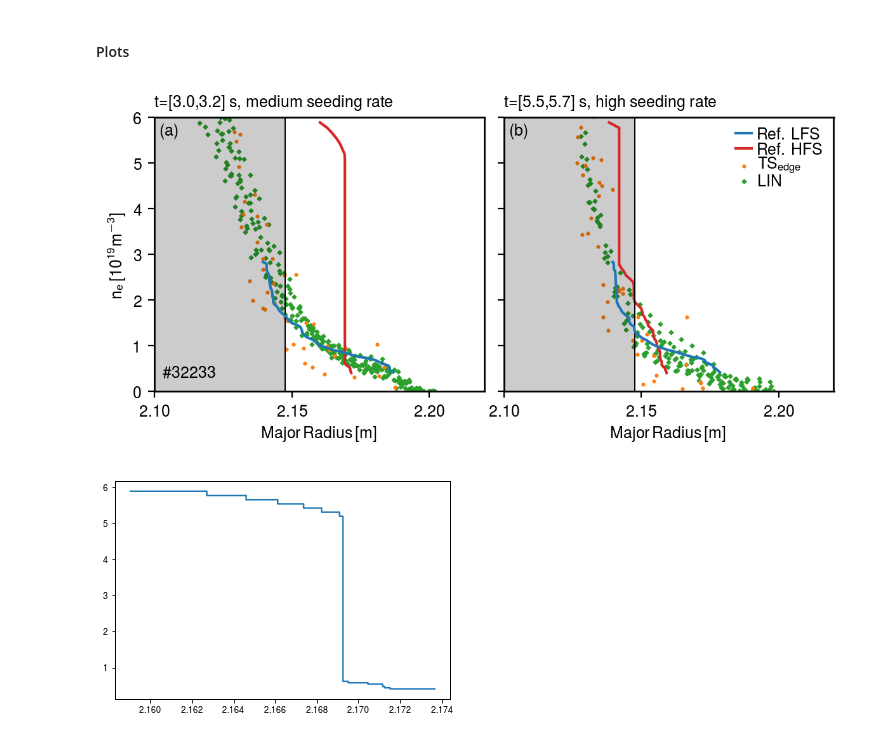
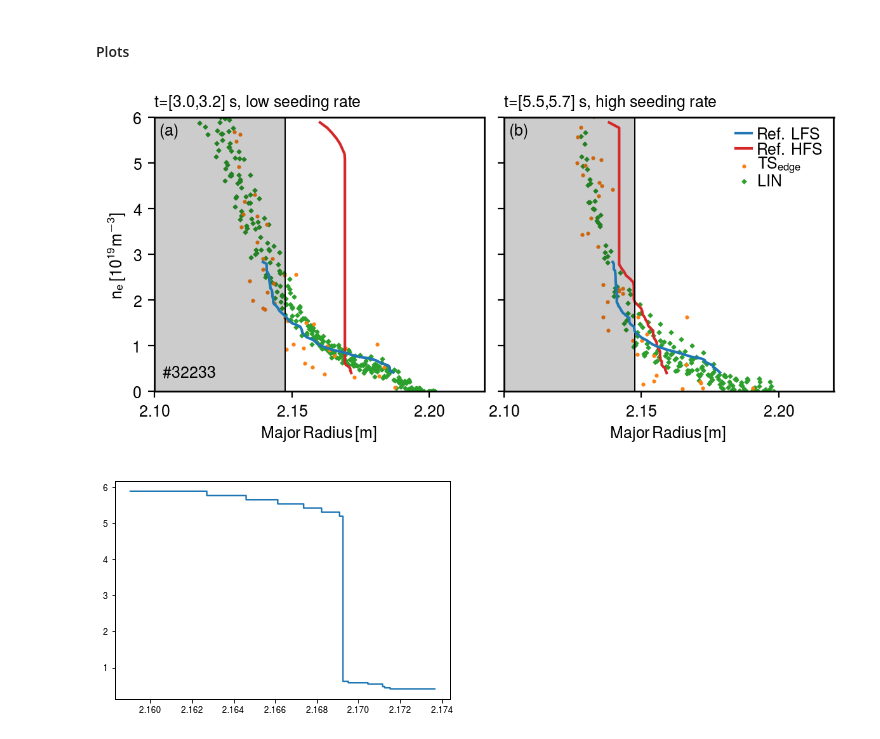
Before and after one commit to guimarais/Hmode_Figures, a Jupyter notebook: Profiles_32233_Averaged.ipynb, the cells around one changed output. Saved outputs shown, nothing was run; the diff lists cells and outputs as text; code cells hidden in the pictures.

```diff
--- a/Profiles_32233_Averaged.ipynb
+++ b/Profiles_32233_Averaged.ipynb
@@ -250,7 +253,7 @@ reflfsshift = np.array([0.0,0.0,0.0])
 
 fig, ax = plt.subplots(figsize=(6,3),ncols=2,nrows=1,sharey=True,dpi=200)
 
-annotation = ['medium seeding rate', 'high seeding rate']
+annotation = ['low seeding rate', 'high seeding rate']
 
 #for i in range(len(textlabels)):
 for i in range(2):
@@ -288,34 +291,34 @@ for i in range(2):
     #HFS
     binrad, bindens = binMeanDataYY(cut_rad, cut_dens, binpts=1264)
     ax[i].plot(isotonic_regression(binrad, strict=False), bindens, zorder=zorder[3], label=labels[3], color="C3")
 #    ax[i].plot(isotonic_regression(ddrh[i]), ddnh[i], zorder=zorder[3], label=labels[3], color="C3")
 
     #Separatrixes
     ax[i].axvline(pall[0].fpgavg+fpgshift[i], color='k', lw=0.7)
     ax[i].axvspan(2.1, pall[0].fpgavg+fpgshift[i], color='k', alpha=0.2)
 
     ax[i].set_xlabel(r'$\mathrm{Major\,Radius\,[m]}$')
 
     ax[i].set_ylim(0,6)
     ax[i].set_xlim(2.10,2.22)
 
     ax[i].set_title('t=[%0.1f,%0.1f] s, %s'%(pall[i].t1,pall[i].t2,annotation[i]), loc='left', fontsize=9)
 
     ax[i].set_xticks([2.10,2.15,2.20])
     ax[i].text(2.102,5.6,textlabels[i], color='k')
 
     #ax[i].legend(loc='upper right',borderpad=0.1,frameon=framebox[i],handletextpad=-0.3,labelspacing=0.1)
 
 ax[1].legend(loc='upper right',borderpad=0.1,frameon=False,handletextpad=0.4,labelspacing=0.0,handlelength=1)
 ax[0].set_ylabel(r'$\mathrm{n_e\,[10^{19}m^{-3}]}$')
 ax[0].text(2.103, 0.3,'\#'+str(shotnr),color='k')
 #
 plt.tight_layout()
 plt.subplots_adjust(wspace=0.06)
 #plt.savefig('Profiles/AUGPED_32233.png',dpi=300)
 plt.show()
 # %% [output]
-[figure, old version]
+[figure, new version]
 # %%
 plt.plot(ddrh[0], ddnh[0])
 plt.show()
```
Also changed, not shown: parts of 4 cells of this notebook, 34 other files.
